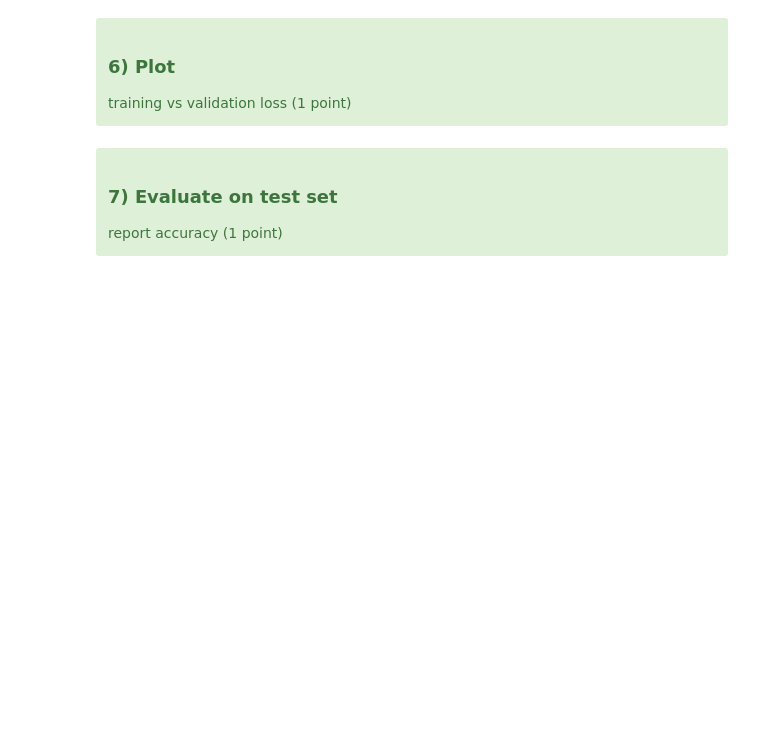
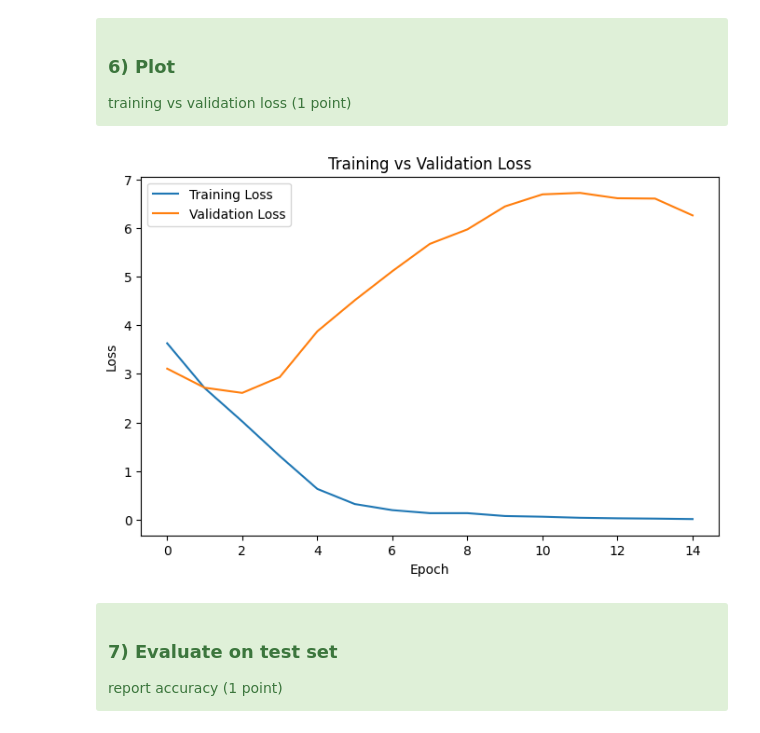
Before and after one commit to swesan123/pytorch-cnn-image-classification, a Jupyter notebook: Assignment4_starter.ipynb, the cells around one changed output. Cells and saved outputs as stored; diff of their text form; code cells hidden in the pictures; blank space fills up the shorter version.

```diff
--- a/Assignment4_starter.ipynb
+++ b/Assignment4_starter.ipynb
@@ -363,12 +367,13 @@ test_ds = datasets.CIFAR100(root=data_dir, train=False, download=True, transform
 # CODE HERE
 # Define the training, validation, and test datasets.
 # Note that you may want to select the validation set from the training set by randomly splitting the data
+val_ratio = 0.1
+val_size = int(len(train_full) * val_ratio)
+train_size = len(train_full) - val_size
 
+train_ds, val_ds = random_split(train_full, [train_size, val_size])
 
-
-
-
-batch_size =
+batch_size = 64
 # You may want to verify the data
 train_loader = DataLoader(train_ds, batch_size=batch_size, shuffle=True, num_workers=0, pin_memory=False)
 val_loader = DataLoader(val_ds, batch_size=batch_size, shuffle=False, num_workers=0, pin_memory=False)
@@ -413,7 +448,8 @@ model
 </div>
 # %%
 # CODE HERE
-
+criterion = nn.CrossEntropyLoss()
+optimizer = torch.optim.SGD(model.parameters(), lr=0.01, momentum=0.9)
 
 
 # You may want to verify the criterion and optimizer
@@ -450,7 +535,7 @@ def evaluate(...):
 # %%
 # CODE HERE
 # Set the training epochs
-epochs =
+epochs = 15
 train_losses, val_losses, train_accs, val_accs = [], [], [], []
 
 
@@ -459,4 +544,12 @@ train_losses, val_losses, train_accs, val_accs = [], [], [], []
 for epoch in range(1, epochs + 1):
     tr_loss, tr_acc = train_one_epoch(model, train_loader, optimizer, criterion, device)
     va_loss, va_acc = evaluate(model, val_loader, criterion, device)
-    ...
+
+    train_losses.append(tr_loss)
+    val_losses.append(va_loss)
+    train_accs.append(tr_acc)
+    val_accs.append(va_acc)
+
+    print(f"Epoch {epoch:02d} | "
+          f"Train Loss: {tr_loss:.4f} | Train Acc: {tr_acc:.4f} | "
+          f"Val Loss: {va_loss:.4f} | Val Acc: {va_acc:.4f}")
@@ -467,9 +576,17 @@ for epoch in range(1, epochs + 1):
 </div>
 # %%
 # CODE HERE
-
+plt.figure(figsize=(8, 5))
+plt.plot(train_losses, label='Training Loss')
+plt.plot(val_losses, label='Validation Loss')
+plt.xlabel('Epoch')
+plt.ylabel('Loss')
+plt.title('Training vs Validation Loss')
+plt.legend()
 
 plt.show()
+# %% [output]
+[figure, added]
 # %% [markdown]
 <div class="alert alert-success">
     <h3>7) Evaluate on test set</h3>
```
Also changed, not shown: parts of 10 cells of this notebook.
